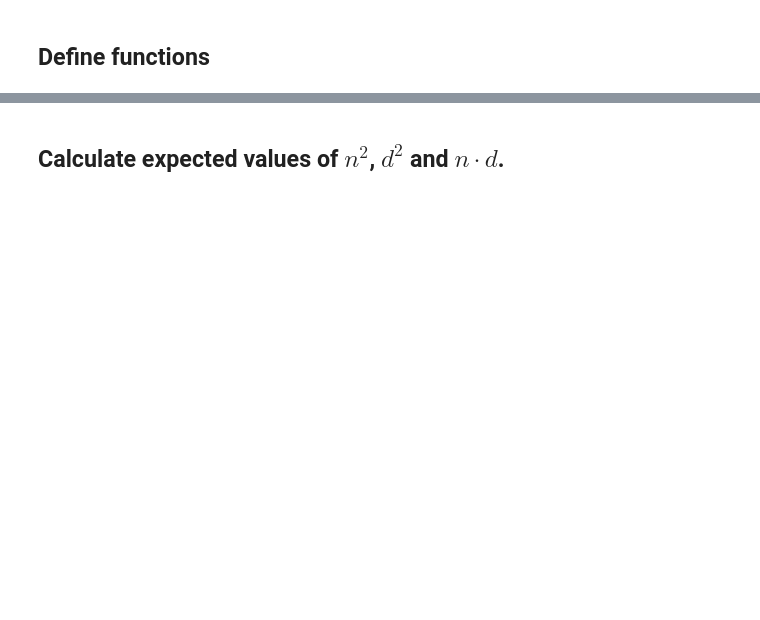
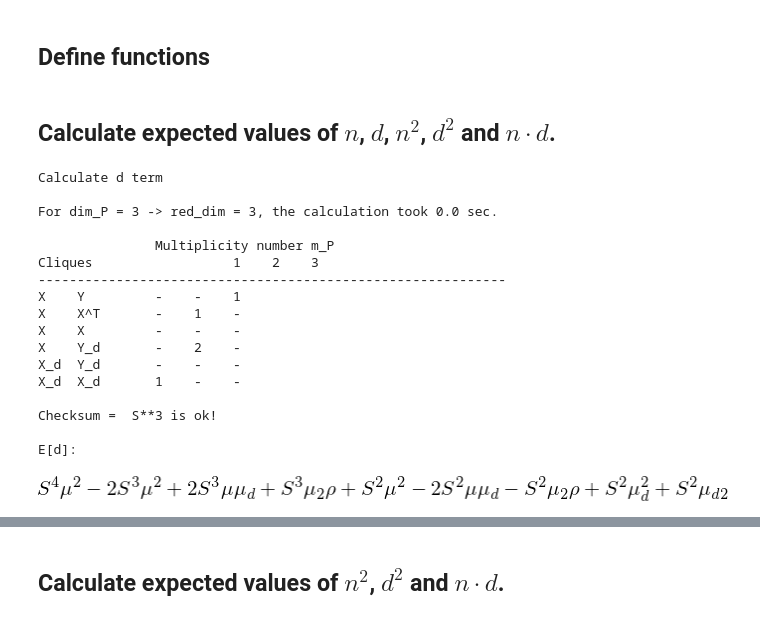
Before and after one commit to frschu/universal_resilience, a Jupyter notebook: calculate_variance_GLV.ipynb, the cells around one changed output, grey strips where cells are left out. Drawn from its saved outputs; the diff is of its cells as text; code cells hidden in the pictures; blank space fills up the shorter version.

Commit message:
Variance calculation done.

```diff
--- a/calculate_variance_GLV.ipynb
+++ b/calculate_variance_GLV.ipynb
@@ -48,2 +233,24 @@ import sympy
 # %% [markdown]
 ## Define functions
+# %%
+def calc_multiplicity(P):
+    dim_P = len(P)
+
+    indices = set(range(dim_P))
+
+    # Initial clique containing the first index
+    cliques = [set([i for i in range(0, dim_P) if (i == 0 or P[0, i])])]
+
+    # Form other cliques
+    for i in range(dim_P):
+        if set.union(*cliques) == indices:
+            break
+        else:
+            idx = min(indices - set.union(*cliques))
+            cliques.append(set([i for i in range(idx, dim_P) if (i == idx or P[idx, i])]))
+
+    # Collapse cliques
+    sorted_clique_len   = np.sort([len(clique) for clique in cliques])[::-1]
+    multiplicity        = len(sorted_clique_len)
+
+    return multiplicity
@@ -49,0 +745,35 @@ import sympy
+# %% [markdown]
+## Calculate expected values of $n$, $d$, $n^2$, $d^2$ and $n \cdot d$.
+# %%
+# Calculate d term
+print("Calculate d term\n")
+
+dim = 3
+
+indicators = calc_all(dim)
+
+m_factors_all, factors = print_results(indicators, dim_P=dim)
+
+E_d = calc_expected_value(m_factors_all, factors)
+
+print("\nE[d]:")
+sympy.expand(E_d)
+# %% [output]
+Calculate d term
+
+For dim_P = 3 -> red_dim = 3, the calculation took 0.0 sec.
+
+               Multiplicity number m_P
+Cliques                  1    2    3
+------------------------------------------------------------
+X    Y         -    -    1
+X    X^T       -    1    -
+X    X         -    -    -
+X    Y_d       -    2    -
+X_d  Y_d       -    -    -
+X_d  X_d       1    -    -
+
+Checksum =  S**3 is ok!
+
+E[d]:
+[figure, added]
```
Also changed, not shown: parts of 35 cells of this notebook, 4 other files.
